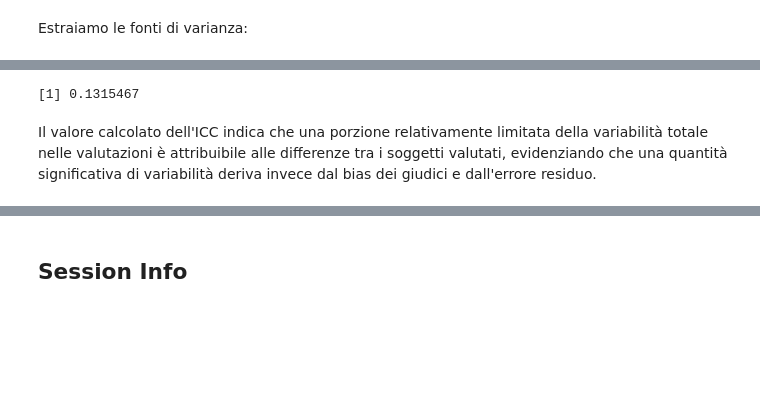
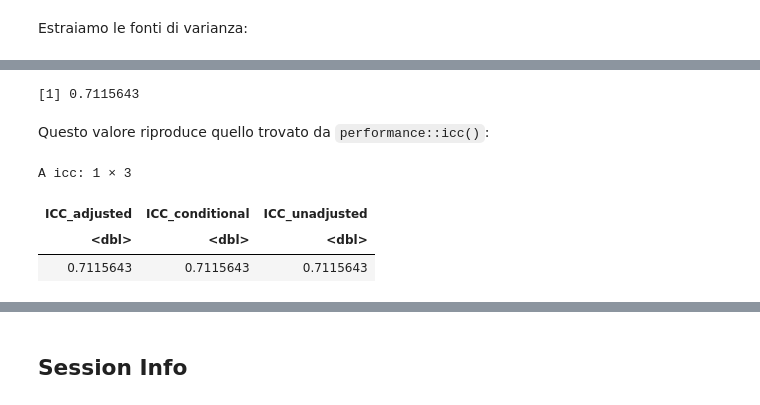
Before and after one commit to ccaudek/psy_test, a Jupyter notebook: _build/jupyter_execute/_raters/02_interrater_reliability.ipynb, the cells around one changed output, grey strips where cells are left out. Saved outputs shown, nothing was run; the diff lists cells and outputs as text; code cells hidden in the pictures; blank space fills up the shorter version.

```diff
--- a/_build/jupyter_execute/_raters/02_interrater_reliability.ipynb
+++ b/_build/jupyter_execute/_raters/02_interrater_reliability.ipynb
@@ -460,6 +479,13 @@ Dunque otteniamo
 # %%
-vc_m2$vcov[1] / (vc_m2$vcov[1] + vc_m2$vcov[2] + vc_m2$vcov[3])
+(vc_m2$vcov[1] + vc_m2$vcov[2]) / (vc_m2$vcov[1] + vc_m2$vcov[2] + vc_m2$vcov[3])
 # %% [output]
-[1] 0.1315467
+[1] 0.7115643
-# %% [markdown]
- Il valore calcolato dell'ICC indica che una porzione relativamente limitata della variabilità totale nelle valutazioni è attribuibile alle differenze tra i soggetti valutati, evidenziando che una quantità significativa di variabilità deriva invece dal bias dei giudici e dall'errore residuo.
+# %% [markdown]
+Questo valore riproduce quello trovato da `performance::icc()`:
+# %%
+performance::icc(m2)
+# %% [output]
+A icc: 1 × 3
+| ICC_adjusted | ICC_conditional | ICC_unadjusted |
+| <dbl> | <dbl> | <dbl> |
+| 0.7115643 | 0.7115643 | 0.7115643 |
```
Also changed, not shown: parts of 15 cells of this notebook, 4 other files.
